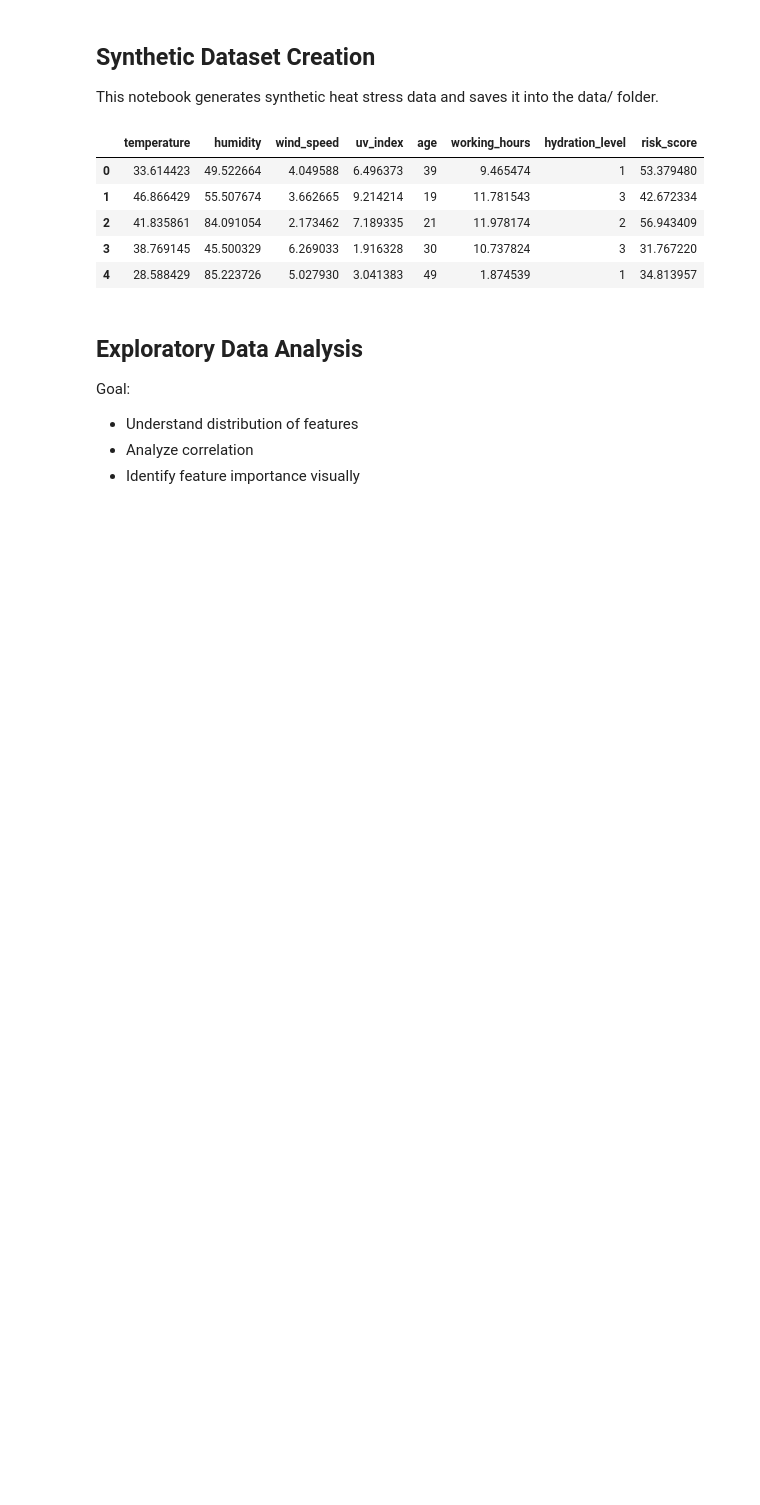
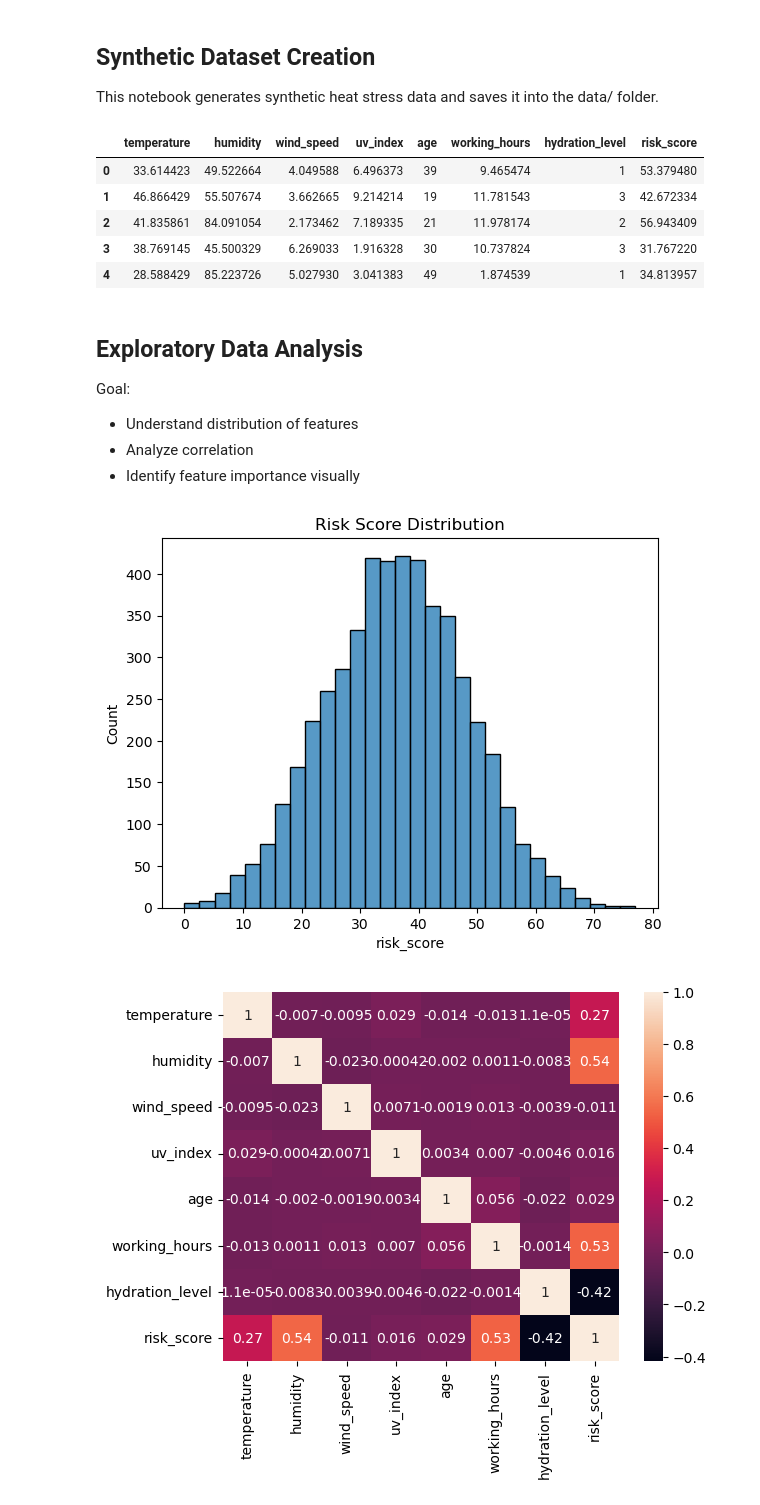
Before and after one commit to Ruchitha-006/ai-urban-heat-stress-predictor, a Jupyter notebook: notebooks/dataset_creation.ipynb, the cells around one changed output. Drawn from its saved outputs; the diff is of its cells as text; code cells hidden in the pictures; blank space fills up the shorter version.

```diff
--- a/notebooks/dataset_creation.ipynb
+++ b/notebooks/dataset_creation.ipynb
@@ -48,3 +48,21 @@ Goal:
 - Understand distribution of features
 - Analyze correlation
 - Identify feature importance visually
+# %%
+import pandas as pd
+import matplotlib.pyplot as plt
+import seaborn as sns
+
+data = pd.read_csv("../data/heat_stress_dataset.csv")
+
+plt.figure()
+sns.histplot(data["risk_score"], bins=30)
+plt.title("Risk Score Distribution")
+plt.show()
+
+plt.figure()
+sns.heatmap(data.corr(), annot=True)
+plt.show()
+# %% [output]
+[figure, added]
+[figure, added]
```
